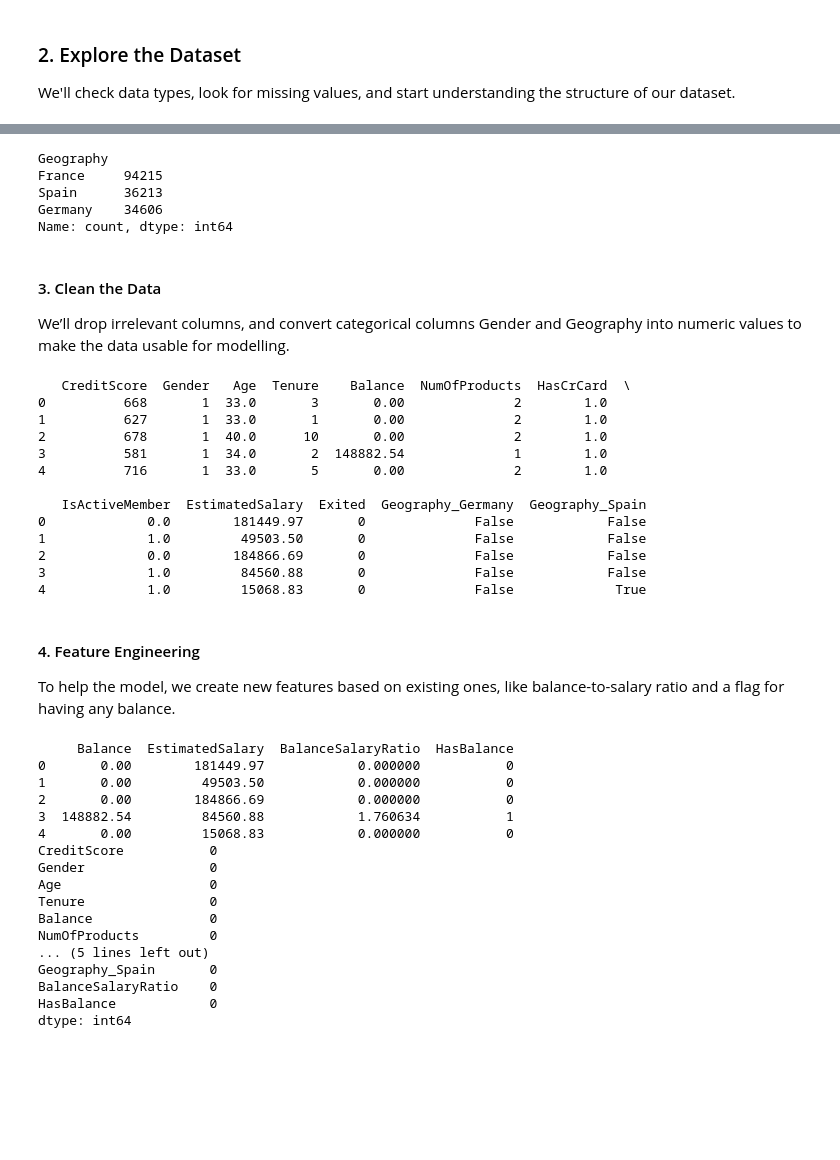
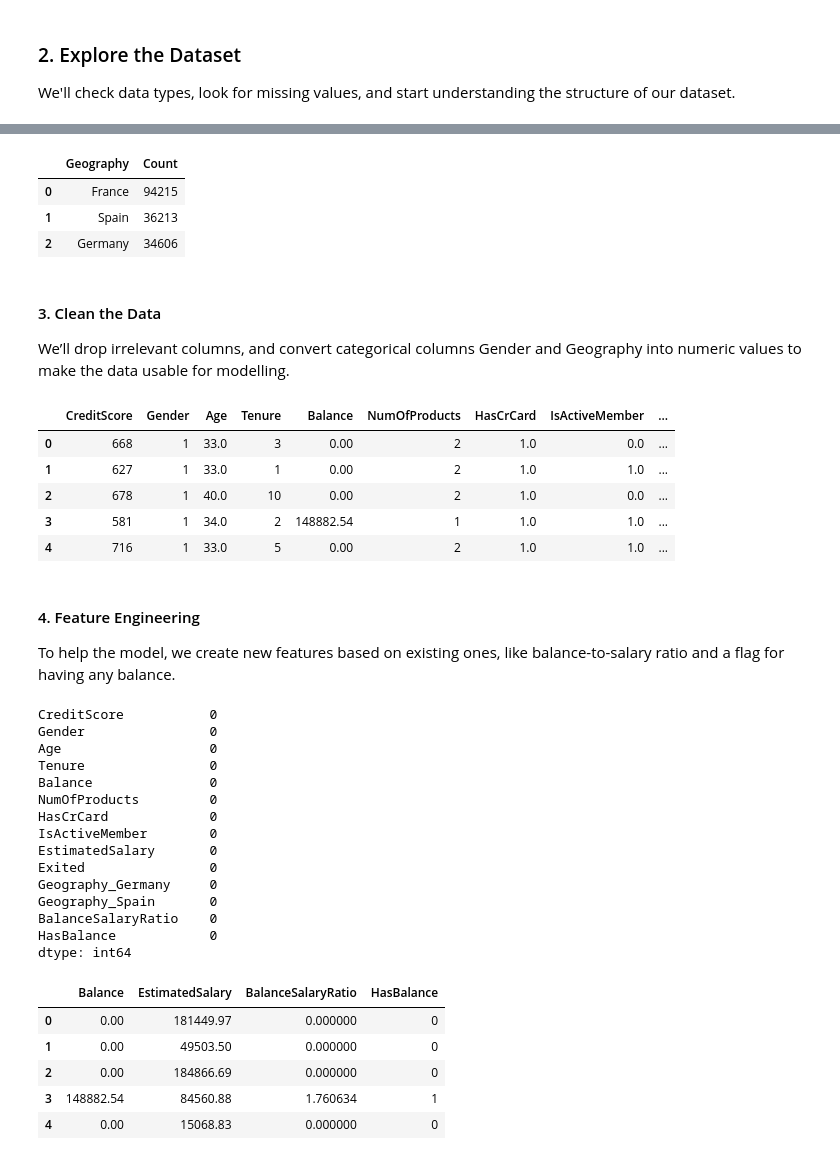
Before and after one commit to naomitogbe/kaggle-binary-classification, a Jupyter notebook: churn_modelling.ipynb, the cells around one changed output, grey strips where cells are left out. Drawn from its saved outputs; the diff is of its cells as text; code cells hidden in the pictures; blank space fills up the shorter version.

```diff
--- a/churn_modelling.ipynb
+++ b/churn_modelling.ipynb
@@ -60,44 +67,36 @@ dtype: int64
 # %%
 # Show unique values and how many times each appears
-print(df['Geography'].value_counts())
+df['Geography'].value_counts().to_frame(name='Count').reset_index().rename(columns={'index': 'Geography'})
 # %% [output]
-Geography
-France     94215
-Spain      36213
-Germany    34606
-Name: count, dtype: int64
+|  | Geography | Count |
+| 0 | France | 94215 |
+| 1 | Spain | 36213 |
+| 2 | Germany | 34606 |
 # %% [markdown]
 #### 3. Clean the Data
 We’ll drop irrelevant columns, and convert categorical columns Gender and Geography into numeric values to make the data usable for modelling.
 # %%
 # Make a copy of the original DataFrame to keep things safe
 df_clean = df.copy()
 
 # Drop unnecessary columns
 df_clean = df_clean.drop(['id', 'CustomerId', 'Surname'], axis=1)
 
 # Convert 'Gender' to binary: Male = 1, Female = 0
 df_clean['Gender'] = df_clean['Gender'].map({'Male': 1, 'Female': 0})
 
-# Convert 'Geography' to dummy variables (e.g. France, Germany, Spain)
+# Convert 'Geography' to dummy variables (drop_first=True avoids multicollinearity)
 df_clean = pd.get_dummies(df_clean, columns=['Geography'], drop_first=True)
 
-# View the cleaned DataFrame
-print(df_clean.head())
+# Display the first 5 rows of the cleaned dataset as a DataFrame (not plain print)
+df_clean.head()
 # %% [output]
-   CreditScore  Gender   Age  Tenure    Balance  NumOfProducts  HasCrCard  \
-0          668       1  33.0       3       0.00              2        1.0
-1          627       1  33.0       1       0.00              2        1.0
-2          678       1  40.0      10       0.00              2        1.0
-3          581       1  34.0       2  148882.54              1        1.0
-4          716       1  33.0       5       0.00              2        1.0
-
-   IsActiveMember  EstimatedSalary  Exited  Geography_Germany  Geography_Spain
-0             0.0        181449.97       0              False            False
-1             1.0         49503.50       0              False            False
-2             0.0        184866.69       0              False            False
-3             1.0         84560.88       0              False            False
-4             1.0         15068.83       0              False             True
+|  | CreditScore | Gender | Age | Tenure | Balance | NumOfProducts | HasCrCard | IsActiveMember | ... |
+| 0 | 668 | 1 | 33.0 | 3 | 0.00 | 2 | 1.0 | 0.0 | ... |
+| 1 | 627 | 1 | 33.0 | 1 | 0.00 | 2 | 1.0 | 1.0 | ... |
+| 2 | 678 | 1 | 40.0 | 10 | 0.00 | 2 | 1.0 | 0.0 | ... |
+| 3 | 581 | 1 | 34.0 | 2 | 148882.54 | 1 | 1.0 | 1.0 | ... |
+| 4 | 716 | 1 | 33.0 | 5 | 0.00 | 2 | 1.0 | 1.0 | ... |
 # %% [markdown]
 #### 4. Feature Engineering
 To help the model, we create new features based on existing ones, like balance-to-salary ratio and a flag for having any balance.
@@ -106,23 +105,29 @@ df_clean['BalanceSalaryRatio'] = df_clean['Balance'] / (df_clean['EstimatedSalar
 # %%
 df_clean['HasBalance'] = (df_clean['Balance'] > 0).astype(int)
 # %%
-print(df_clean[['Balance', 'EstimatedSalary', 'BalanceSalaryRatio', 'HasBalance']].head())
-print(df_clean.isnull().sum())
+df_clean[['Balance', 'EstimatedSalary', 'BalanceSalaryRatio', 'HasBalance']].head()
 # %% [output]
-     Balance  EstimatedSalary  BalanceSalaryRatio  HasBalance
-0       0.00        181449.97            0.000000           0
-1       0.00         49503.50            0.000000           0
-2       0.00        184866.69            0.000000           0
-3  148882.54         84560.88            1.760634           1
-4       0.00         15068.83            0.000000           0
 CreditScore           0
 Gender                0
 Age                   0
 Tenure                0
 Balance               0
 NumOfProducts         0
-... (5 lines left out)
+HasCrCard             0
+IsActiveMember        0
+EstimatedSalary       0
+Exited                0
+Geography_Germany     0
 Geography_Spain       0
 BalanceSalaryRatio    0
 HasBalance            0
 dtype: int64
+# %%
+(df_clean.isnull().sum())
+# %% [output]
+|  | Balance | EstimatedSalary | BalanceSalaryRatio | HasBalance |
+| 0 | 0.00 | 181449.97 | 0.000000 | 0 |
+| 1 | 0.00 | 49503.50 | 0.000000 | 0 |
+| 2 | 0.00 | 184866.69 | 0.000000 | 0 |
+| 3 | 148882.54 | 84560.88 | 1.760634 | 1 |
+| 4 | 0.00 | 15068.83 | 0.000000 | 0 |
```
Also changed, not shown: parts of 12 cells of this notebook.
